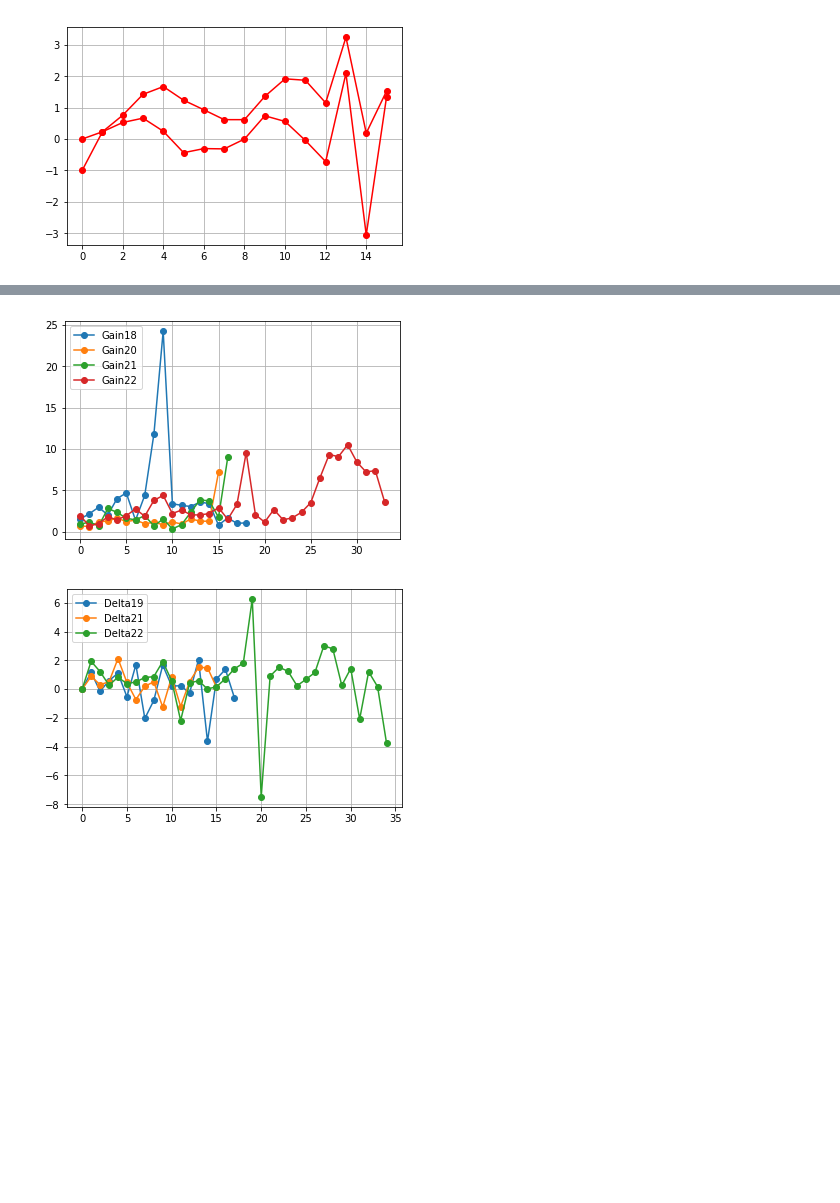
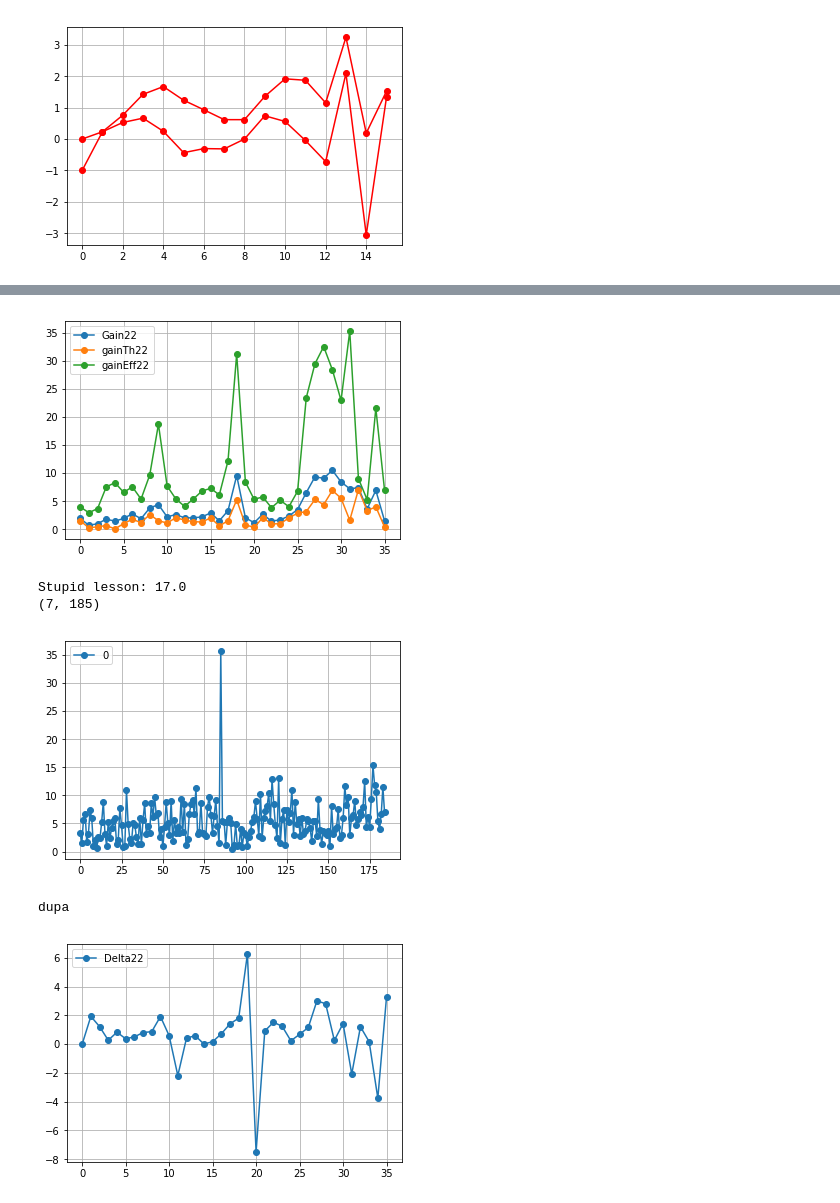
Before and after one commit to AndreeaStefan/SmartuistWrapper, a Jupyter notebook: evaluation/PlotResults.ipynb, the cells around one changed output, grey strips where cells are left out. Saved outputs shown, nothing was run; the diff lists cells and outputs as text; code cells hidden in the pictures; blank space fills up the shorter version.

```diff
--- a/evaluation/PlotResults.ipynb
+++ b/evaluation/PlotResults.ipynb
@@ -111,7 +111,7 @@ plt.show()
 # player 8 = change effort
 # player 9 = same as 8
 
-players = [17,18,19,20,22]
+players = [22]
 results = []
 gradientStats = []
 path ="C:\\Users\\huber\\OneDrive\\Dokumenty\\thesis-hubert\\unity\\SmartuistWrapper\\tapResult.csv"
@@ -174,7 +174,7 @@ plt.show()
 print("Total time", totalTime/60000)
 
 # delta
-players = [ 19,20,22]
+
 for p in players:
     tmp = gradientStats[p]
     gain = []
@@ -196,6 +196,6 @@ Total time 5.106816666666667
 # %%
 # gain
-players = [ 18,20,21,22]
+
 for p in players:
     tmp = gradientStats[p]
     learningRate = []
@@ -211,48 +211,81 @@ for p in players:
 
     x = list(range(0, len(gain)))
     plt.plot(x, gain, 'o-', label="Gain"+str(p))
-#     plt.plot(x, gainTh, 'o-', label="gainTh"+str(p))
-#     plt.plot(x, gainEff, 'o-', label="gainEff"+str(p))
+    plt.plot(x, gainTh, 'o-', label="gainTh"+str(p))
+    plt.plot(x, gainEff, 'o-', label="gainEff"+str(p))
 
 plt.legend(loc='upper left')
 plt.grid(True)
 plt.show()
+
+bodyParts = [ [] for i in range(7)]
+
+for p in players:
+    tmp = results[p]
+    learningRate = []
+
+    for words in tmp:
+        for i in range (7):
+            bodyParts[i].append(float(words[21+i]))
+            if(float(words[21+i]) > 20):
+                print("Stupid lesson:",bodyParts[i].index(float(words[21+i])))
+
+
+
+x = list(range(0, len(bodyParts[0])))
+print(np.shape(bodyParts))
+z = 0
+for a in bodyParts:
+    if(z == 0):
+        plt.plot(x,a, 'o-', label= str(z))
+        z = z + 1
+
+plt.legend(loc='upper left')
+plt.grid(True)
+plt.show()
+print("dupa")
+
+
 
 # learning rate
 # players = [18,20]
 # for p in players:
 #     tmp = gradientStats[p]
 #     learningRate = []
 #     for words in tmp:
 #         learningRate.append(float(words[6]))
 
 #     x = list(range(0, len(learningRate)))
 #     plt.plot(x, learningRate, 'o-', label=p)
 
 
 # plt.legend(loc='upper left')
 # plt.grid(True)
 # plt.show()
 
 
 # delta
-players = [19,21,22]
+
 for p in players:
     tmp = results[p]
     delta = []
     for words in tmp:
         delta.append(float(words[30]))
 
 #     smallDeltas = delta.toList()
     delta =  [x for i, x in enumerate(delta) if i == delta.index(x)]
     x = list(range(0, len(delta)))
     plt.plot(x, delta, 'o-', label="Delta"+str(p))
 plt.legend(loc='upper left')
 plt.grid(True)
 plt.show()
 # %% [output]
-[figure, old version]
+[figure, new version]
+Stupid lesson: 17.0
+(7, 185)
-[figure, old version]
+[figure, new version]
+dupa
+[figure, added]
 # %%
 # plt.plot(x, uniqueGain, 'go-')
 # plt.grid(True)
```
Also changed, not shown: parts of 1 cell of this notebook, 4 other files.
